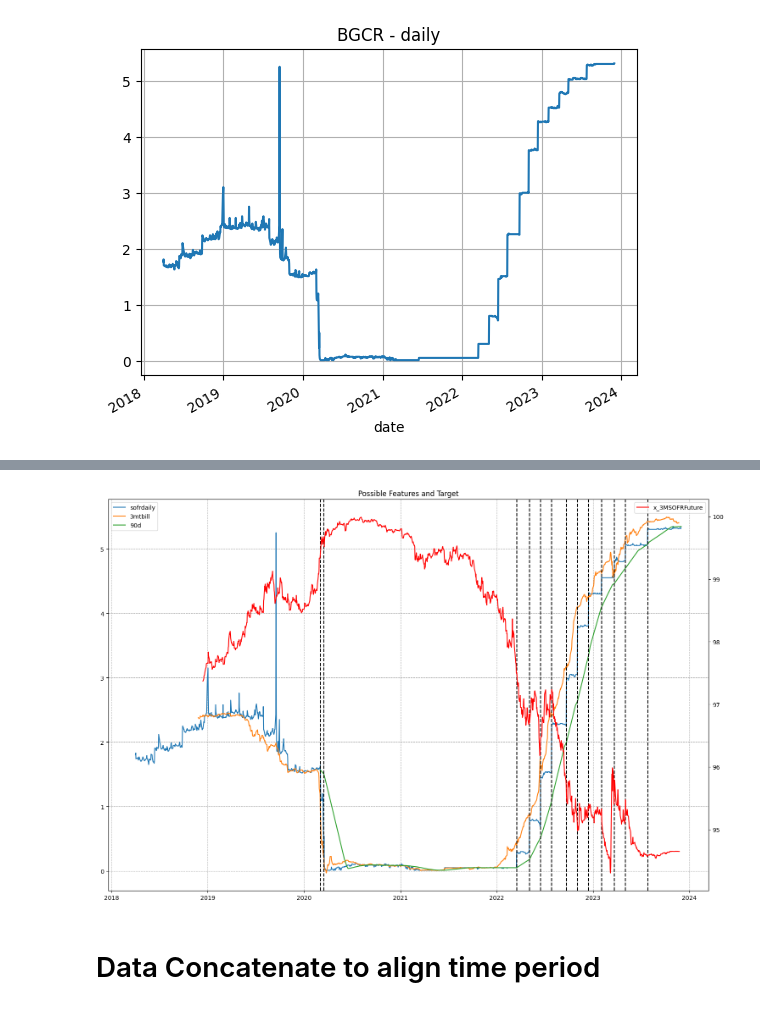
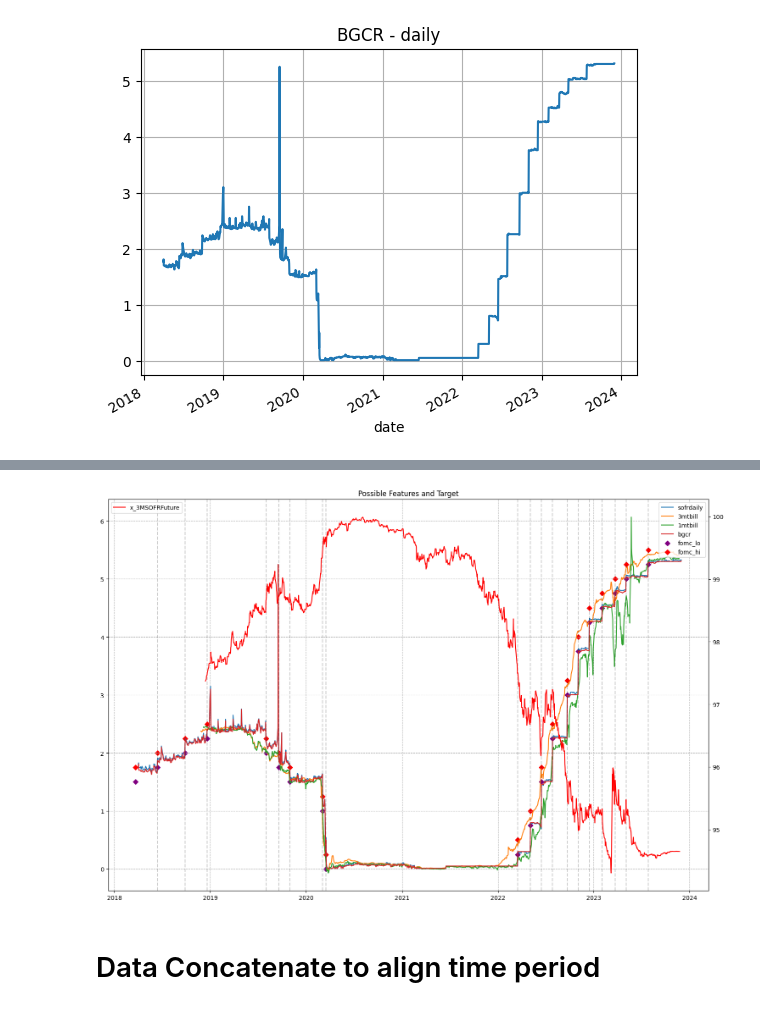
Before and after one commit to kilowiski/qf634_proj, a Jupyter notebook: code/634_fixfeature.ipynb, the cells around one changed output, grey strips where cells are left out. Drawn from its saved outputs; the diff is of its cells as text; code cells hidden in the pictures.

```diff
--- a/code/634_fixfeature.ipynb
+++ b/code/634_fixfeature.ipynb
@@ -24,7 +24,7 @@ from sklearn.datasets import make_regression
 # this is our target?
 y_SOFRDAILY = pd.read_excel(f"../data/sofrdaily.xlsx")
 y_SOFRDAILY = y_SOFRDAILY.dropna(axis="columns")
-y_SOFRDAILY.columns = ["date", "type", "rate", "vol"]
+y_SOFRDAILY.columns = ["date", "type", "rate_sofrdaily", "vol"]
 y_SOFRDAILY["date"] = pd.to_datetime(y_SOFRDAILY["date"])
 y_SOFRDAILY.set_index("date", inplace=True)
 y_SOFRDAILY.drop(columns=["type", "vol"], inplace=True)
@@ -99,0 +99,11 @@ date
+# %%
+# this is our feature
+# USTbill1M
+x_USTbill1M = pd.read_csv(f"../data/USTbill1M.csv")
+x_USTbill1M = x_USTbill1M.dropna(axis="columns")
+x_USTbill1M.columns = ["date", "rate_USTbill1M"]
+x_USTbill1M["date"] = pd.to_datetime(x_USTbill1M["date"])
+# no need flip, already in correct order
+x_USTbill1M.set_index("date", inplace=True)
+print(x_USTbill1M.head())
+x_USTbill1M.plot(grid=True, title="US T-bill 1month rate")
@@ -212,8 +180,11 @@ x_sofrdaily
 #
 x_fomcrate = pd.read_excel(f"../data/fomc_rate.xlsx")
 x_fomcrate.columns = ["date", "incr", "decr", "level"]
-x_fomcrate[["hi", "lo"]] = x_fomcrate["level"].str.split("-", expand=True)
+x_fomcrate[["lo", "hi"]] = x_fomcrate["level"].str.split("-", expand=True)
+x_fomcrate["lo"] = pd.to_numeric(x_fomcrate["lo"])
+x_fomcrate["hi"] = pd.to_numeric(x_fomcrate["hi"])
 x_fomcrate.set_index("date", inplace=True)
+x_fomcrate = x_fomcrate.iloc[::-1]
 fomcrate_dates = x_fomcrate.index
-fomcrate_dates
+x_fomcrate
 # %% [output]
@@ -226,4 +209,4 @@ DatetimeIndex(['2023-07-27', '2023-05-04', '2023-03-23', '2023-02-02',
 # %%
-fomcrate_dates = [x for x in fomcrate_dates if x > y_COMP3MSOFR.iloc[0]._name]
+fomcrate_dates = [x for x in fomcrate_dates if x > y_SOFRDAILY.iloc[0]._name]
 fomcrate_dates
 # %% [output]
@@ -243,26 +232,38 @@ fomcrate_dates
 # %%
 # all together
 fig, ax1 = plt.subplots(figsize=(15, 10))
 # ax1.plot(x_bgcr["rate_bgcr"], label="bgcr")
 # ax1.plot(x_tgcr["rate_tgcr"], label="tgcr")
-ax1.plot(x_sofrdaily["rate_sofrdaily"], label="sofrdaily")
+ax1.plot(y_SOFRDAILY["rate_sofrdaily"], label="sofrdaily")
 ax1.plot(x_USTbill3M["rate_USTbill3M"], label="3mtbill")
+ax1.plot(x_USTbill1M["rate_USTbill1M"], label="1mtbill")
+ax1.plot(x_bgcr["rate_bgcr"], label="bgcr")
+
+ax1.scatter(
+    x=x_fomcrate.index, y=x_fomcrate["lo"], label="fomc_lo", marker="D", color="purple"
+)
+ax1.scatter(
+    x=x_fomcrate.index, y=x_fomcrate["hi"], label="fomc_hi", marker="D", color="red"
+)
+
 # plt.plot(x_3MSOFRFuture["x_price_3MSOFRFuture"], label="3mfut")
-ax1.plot(y_COMP3MSOFR["90d"], label="90d")
+#  ax1.plot(y_COMP3MSOFR["90d"], label="90d")
 # THIS IS MISSINGOCTOBER DATA SOMEHOW
 # ax1.plot(x_CME3MSOFR["rate_CME3MSOFR"], label="cme3m")
 for x in fomcrate_dates:
-    ax1.axvline(x=x, linestyle="dashed", color="black")
+    ax1.axvline(x=x, linestyle="dashed", color="black", alpha=0.2)
 ax1.legend()
 ax2 = ax1.twinx()
 ax2.plot(x_3MSOFRFuture["price_3MSOFRFuture"], label="x_3MSOFRFuture", color="red")
-ax2.legend()
+ax2.legend(loc="upper left")
+ax1.legend(loc="upper right")
+
 ax1.grid(linestyle="dashed")
 plt.title("Possible Features and Target")
 plt.tight_layout()
 plt.show()
 # %% [output]
-[figure, old version]
+[figure, new version]
 # %% [markdown]
 # Data Concatenate to align time period #
 # %%
```
Also changed, not shown: parts of 32 cells of this notebook.
